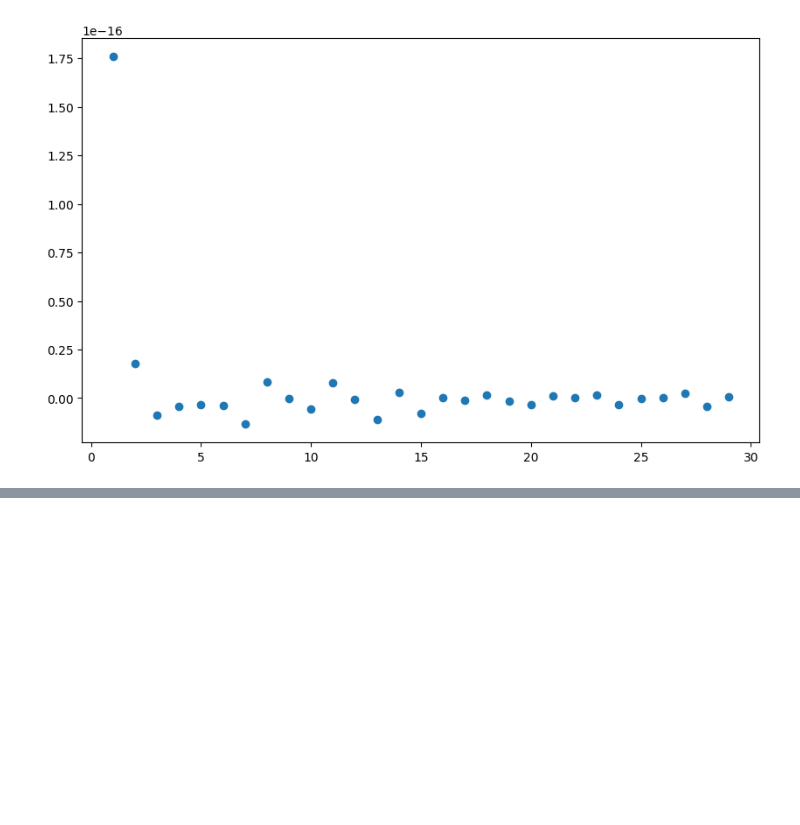
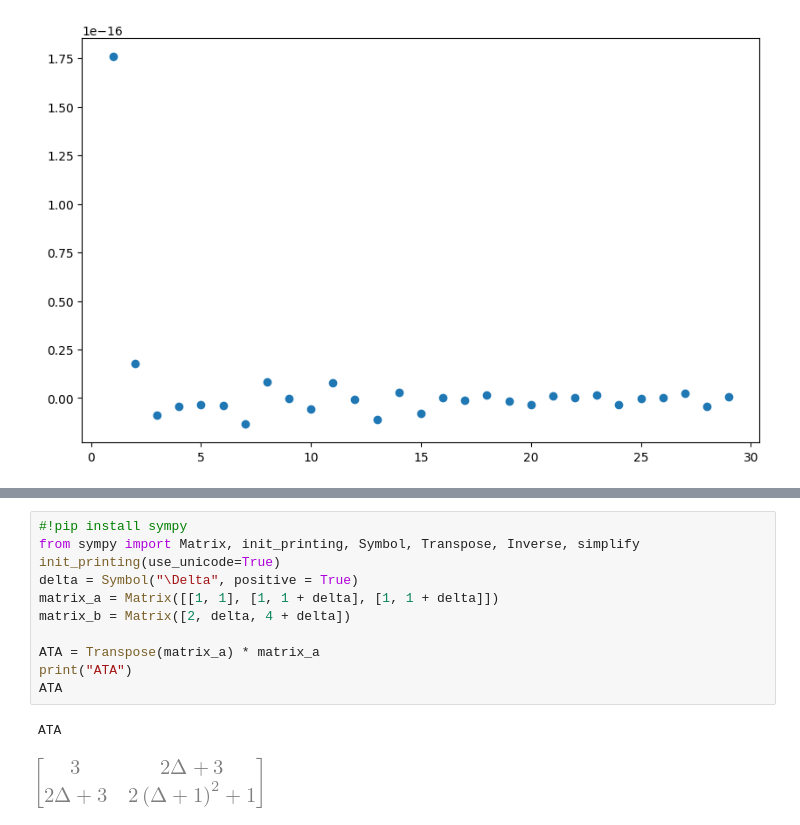
Before and after one commit to Molozey/NumericalMethods, a Jupyter notebook: HomeTask4/Solution.ipynb, the cells around one changed output, grey strips where cells are left out. Saved outputs shown, nothing was run; the diff lists cells and outputs as text; blank space fills up the shorter version.

```diff
--- a/HomeTask4/Solution.ipynb
+++ b/HomeTask4/Solution.ipynb
@@ -114,0 +132,14 @@ plt.show()
+# %%
+#!pip install sympy
+from sympy import Matrix, init_printing, Symbol, Transpose, Inverse, simplify
+init_printing(use_unicode=True)
+delta = Symbol("\Delta", positive = True)
+matrix_a = Matrix([[1, 1], [1, 1 + delta], [1, 1 + delta]])
+matrix_b = Matrix([2, delta, 4 + delta])
+
+ATA = Transpose(matrix_a) * matrix_a
+print("ATA")
+ATA
+# %% [output]
+ATA
+[figure, added]
```
Also changed, not shown: parts of 12 cells of this notebook.
